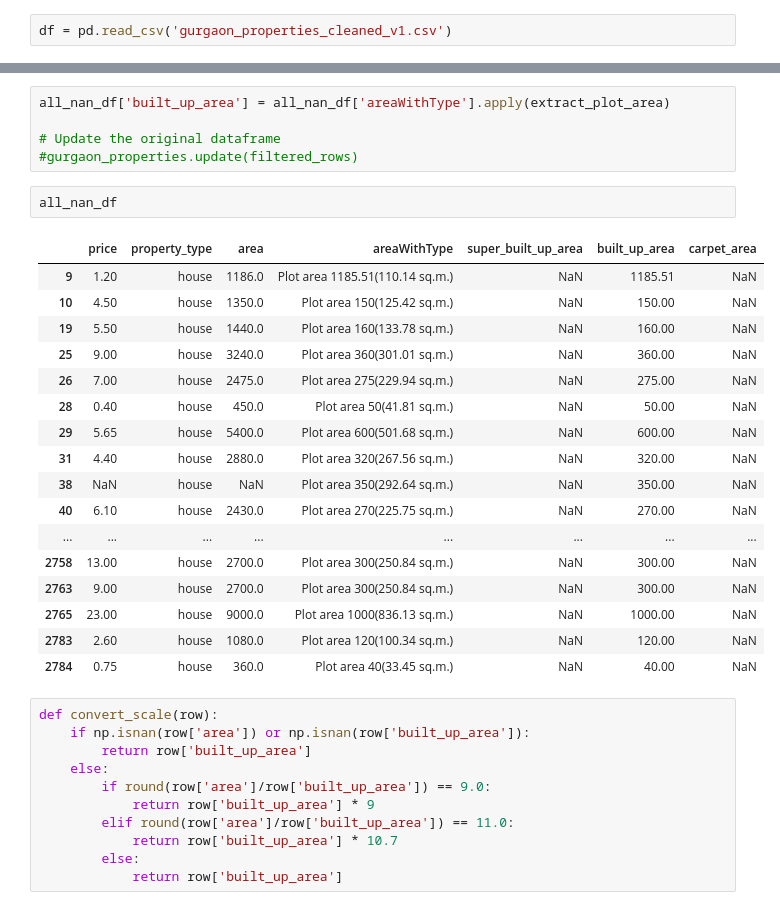
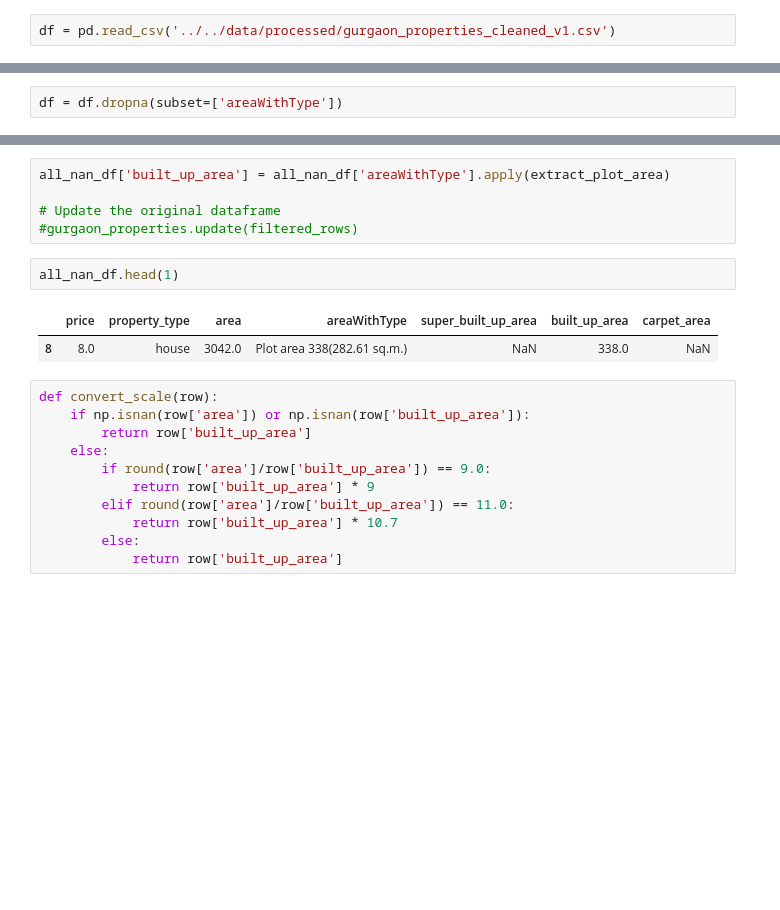
Before and after one commit to Rishabh952008/RealEstate_Project, a Jupyter notebook: notebooks/Feature_Engineering/feature-engineering.ipynb, the cells around one changed output, grey strips where cells are left out. Saved outputs shown, nothing was run; the diff lists cells and outputs as text; blank space fills up the shorter version.

```diff
--- a/notebooks/Feature_Engineering/feature-engineering.ipynb
+++ b/notebooks/Feature_Engineering/feature-engineering.ipynb
@@ -7,7 +7,7 @@ pd.set_option('display.max_colwidth', None)
 pd.set_option('display.max_rows', None)
 pd.set_option('display.max_columns', None)
 # %%
-df = pd.read_csv('gurgaon_properties_cleaned_v1.csv')
+df = pd.read_csv('../../data/processed/gurgaon_properties_cleaned_v1.csv')
 # %%
 df.duplicated().sum()
 # %% [output]
@@ -53,6 +54,8 @@ def convert_to_sqft(text, area_value):
         sq_m_value = float(match.group(1))
         return sq_m_value * 10.7639  # conversion factor from sq.m. to sqft
     return area_value
+# %%
+df = df.dropna(subset=['areaWithType'])
 # %%
 # Extract Super Built up area and convert to sqft if needed
 df['super_built_up_area'] = df['areaWithType'].apply(get_super_built_up_area)
@@ -135,25 +138,10 @@ all_nan_df['built_up_area'] = all_nan_df['areaWithType'].apply(extract_plot_area
 # Update the original dataframe
 #gurgaon_properties.update(filtered_rows)
 # %%
-all_nan_df
+all_nan_df.head(1)
 # %% [output]
 |  | price | property_type | area | areaWithType | super_built_up_area | built_up_area | carpet_area |
-| 9 | 1.20 | house | 1186.0 | Plot area 1185.51(110.14 sq.m.) | NaN | 1185.51 | NaN |
-| 10 | 4.50 | house | 1350.0 | Plot area 150(125.42 sq.m.) | NaN | 150.00 | NaN |
-| 19 | 5.50 | house | 1440.0 | Plot area 160(133.78 sq.m.) | NaN | 160.00 | NaN |
-| 25 | 9.00 | house | 3240.0 | Plot area 360(301.01 sq.m.) | NaN | 360.00 | NaN |
-| 26 | 7.00 | house | 2475.0 | Plot area 275(229.94 sq.m.) | NaN | 275.00 | NaN |
-| 28 | 0.40 | house | 450.0 | Plot area 50(41.81 sq.m.) | NaN | 50.00 | NaN |
-| 29 | 5.65 | house | 5400.0 | Plot area 600(501.68 sq.m.) | NaN | 600.00 | NaN |
-| 31 | 4.40 | house | 2880.0 | Plot area 320(267.56 sq.m.) | NaN | 320.00 | NaN |
-| 38 | NaN | house | NaN | Plot area 350(292.64 sq.m.) | NaN | 350.00 | NaN |
-| 40 | 6.10 | house | 2430.0 | Plot area 270(225.75 sq.m.) | NaN | 270.00 | NaN |
-| ... | ... | ... | ... | ... | ... | ... | ... |
-| 2758 | 13.00 | house | 2700.0 | Plot area 300(250.84 sq.m.) | NaN | 300.00 | NaN |
-| 2763 | 9.00 | house | 2700.0 | Plot area 300(250.84 sq.m.) | NaN | 300.00 | NaN |
-| 2765 | 23.00 | house | 9000.0 | Plot area 1000(836.13 sq.m.) | NaN | 1000.00 | NaN |
-| 2783 | 2.60 | house | 1080.0 | Plot area 120(100.34 sq.m.) | NaN | 120.00 | NaN |
-| 2784 | 0.75 | house | 360.0 | Plot area 40(33.45 sq.m.) | NaN | 40.00 | NaN |
+| 8 | 8.0 | house | 3042.0 | Plot area 338(282.61 sq.m.) | NaN | 338.0 | NaN |
 # %%
 def convert_scale(row):
     if np.isnan(row['area']) or np.isnan(row['built_up_area']):
```
Also changed, not shown: parts of 32 cells of this notebook, 2 other files.
